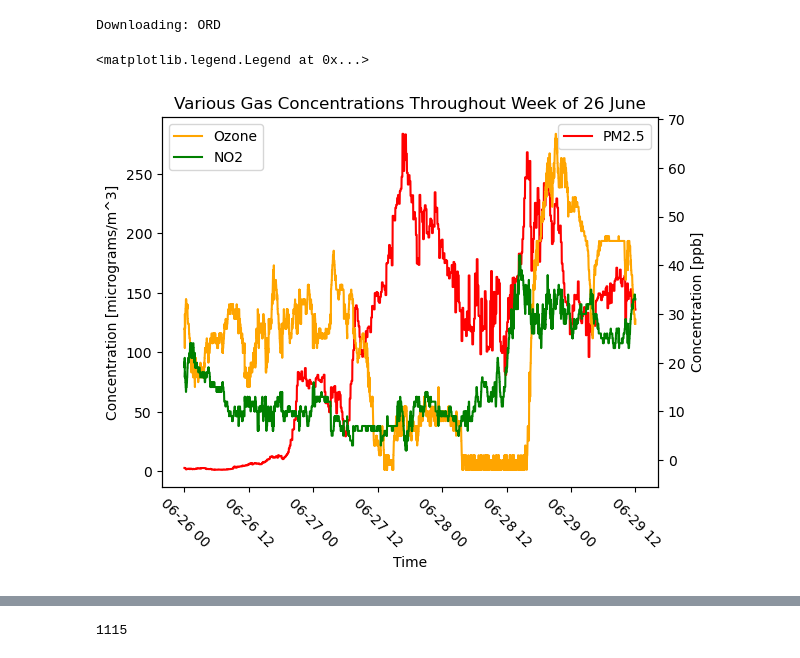
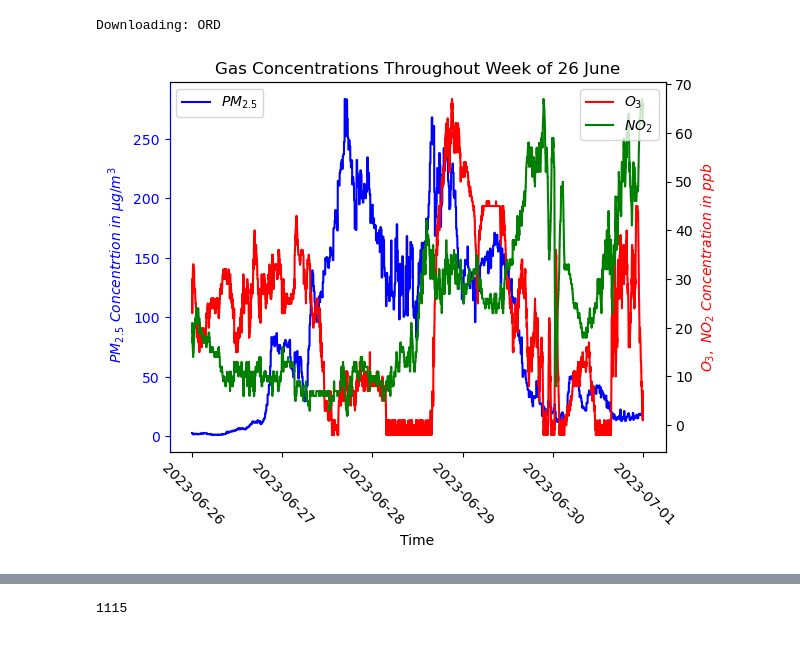
Before and after one commit to EVS-ATMOS/air-quality-sensors, a Jupyter notebook: notebooks/chicago_wildifre.ipynb, the cells around one changed output, grey strips where cells are left out. Cells and saved outputs as stored; diff of their text form; code cells hidden in the pictures.

```diff
--- a/notebooks/chicago_wildifre.ipynb
+++ b/notebooks/chicago_wildifre.ipynb
@@ -39,7 +52,7 @@ warnings.filterwarnings("ignore")
 # %%
 ## NEIU AQT
 df_aq = sage_data_client.query(start = "2023-06-26" + 'T' + "00:00:00" + 'Z',
-                               end = "2023-06-29" + 'T' + "12:00:00" + 'Z',
+                               end = "2023-07-01" + 'T' + "00:00:00" + 'Z',
                                filter={
                                         "plugin": "registry.sagecontinuum.org/jrobrien/waggle-aqt:0.23.5.*",
                                        }
@@ -92,21 +105,24 @@ for i in range(len(u)):
 # %%
 ## Making graphs of various gas concentrations
 fig, ax1 = plt.subplots()
-plt.plot(pm25["timestamp"], pm25["value"], color="Red", label="PM2.5")
+ax1.plot(pm25["timestamp"], pm25["value"], color="Blue", label="$PM_{2.5}$")
 plt.xticks(rotation=315)
 plt.xlabel("Time")
-plt.ylabel("Concentration [micrograms/m^3]")
-plt.legend()
-plt.title("Various Gas Concentrations Throughout Week of 26 June")
+plt.ylabel("$\ PM_{2.5}\ Concentrtion\ in\ \mu g/m^3$", color="blue")
+plt.legend(loc=2)
+ax1.tick_params(axis="y", colors="blue")
+plt.title("Gas Concentrations Throughout Week of 26 June")
 
 ax2 = ax1.twinx()
-ax2.plot(o3["timestamp"], o3["value"]*1000, color="Orange", label="Ozone")
-ax2.plot(no["timestamp"], no2["value"]*1000, color="Green", label="NO2")
-plt.ylabel("Concentration [ppb]")
-plt.legend()
+ax2.spines["left"].set_color("blue")
+ax2.plot(o3["timestamp"], o3["value"]*1000, color="Red", label="$O_{3}$")
+ax2.plot(no["timestamp"], no2["value"]*1000, color="Green", label="$NO_{2}$")
+plt.ylabel("$O_{3},\ NO_{2}\ Concentration\ in\ ppb$", color="red")
+plt.legend(loc=1)
+
+plt.savefig("26_June_Gas_Concentrations")
 # %% [output]
-<matplotlib.legend.Legend at 0x...>
-[figure, old version]
+[figure, new version]
 # %%
 ## Making cocnentrations of PM2.5 against various values
 
```
Also changed, not shown: parts of 11 cells of this notebook, 1 other file.
